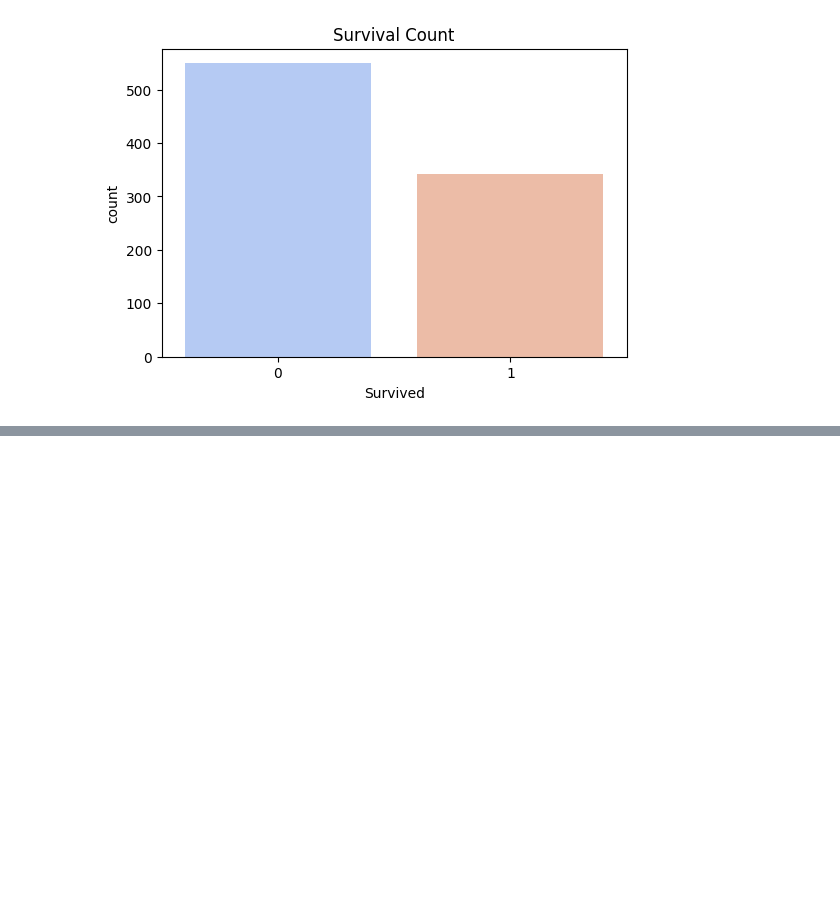
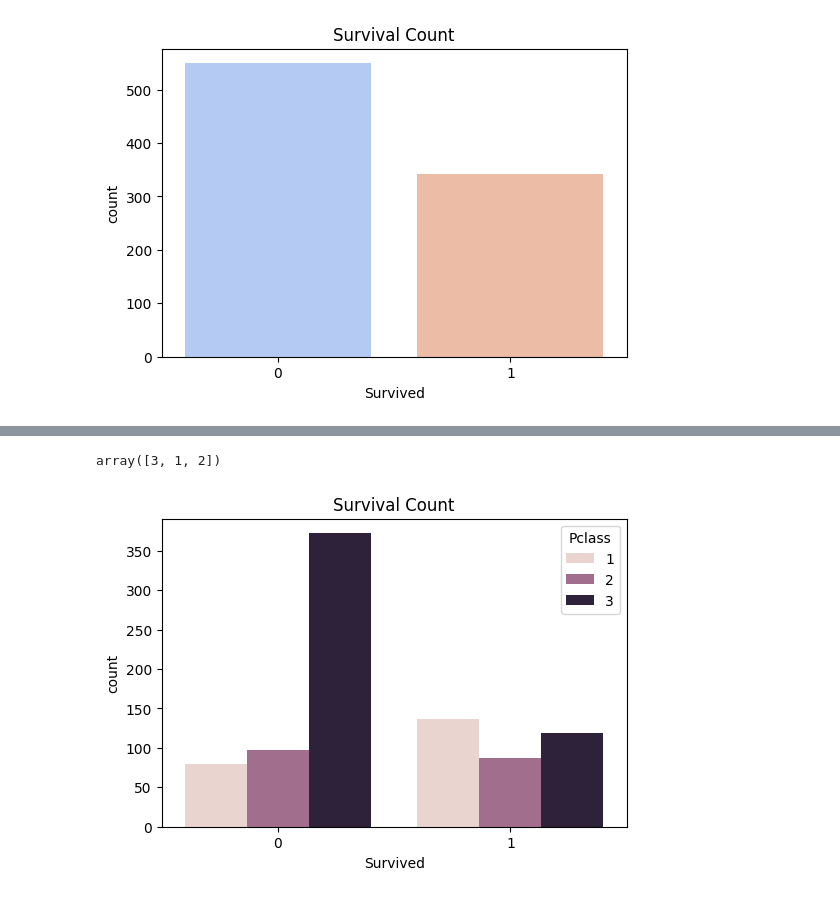
Before and after one commit to infy-dinkar/Machine_learning, a Jupyter notebook: practice/Logistic_Regresion.ipynb, the cells around one changed output, grey strips where cells are left out. Cells and saved outputs as stored; diff of their text form; code cells hidden in the pictures; blank space fills up the shorter version.

```diff
--- a/practice/Logistic_Regresion.ipynb
+++ b/practice/Logistic_Regresion.ipynb
@@ -90,0 +105,11 @@ plt.show()
+# %%
+df['Pclass'].unique()
+# %% [output]
+array([3, 1, 2])
+# %%
+plt.figure(figsize=(6, 4))  # width=6 inches, height=4 inches
+sns.countplot(x='Survived', hue='Pclass',data=df)
+plt.title("Survival Count")
+plt.show()
+# %% [output]
+[figure, added]
```
Also changed, not shown: parts of 8 cells of this notebook.
